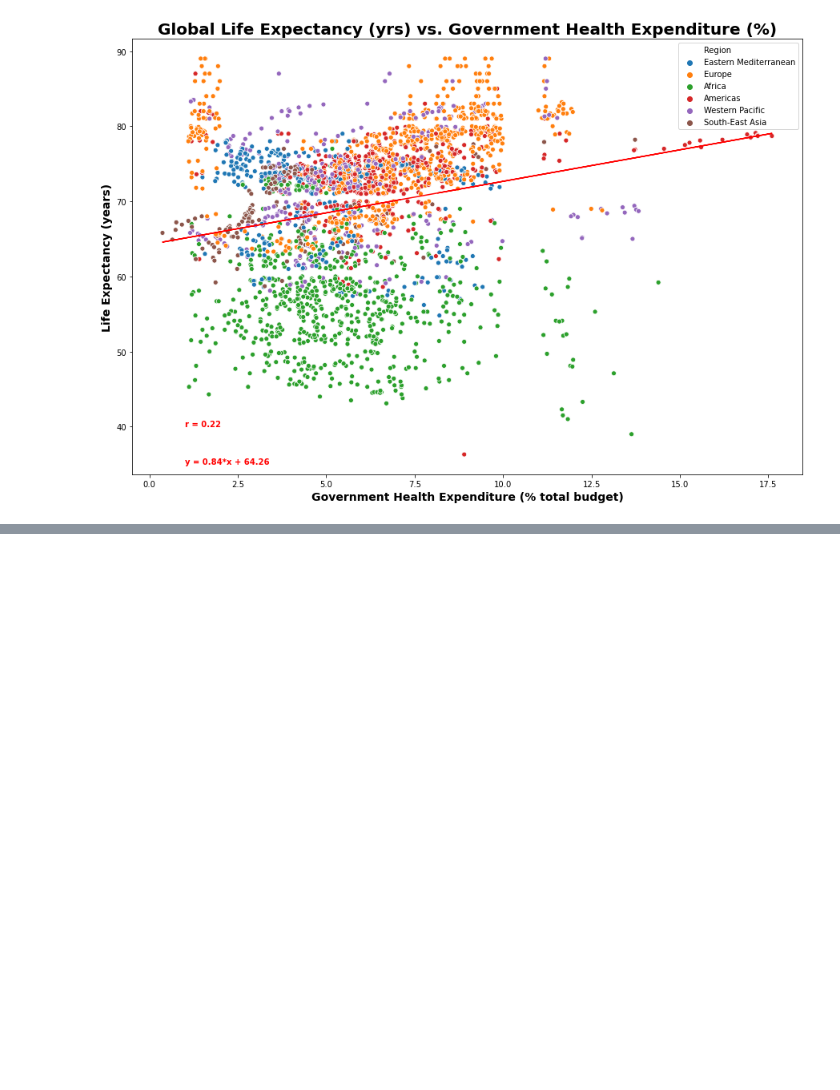
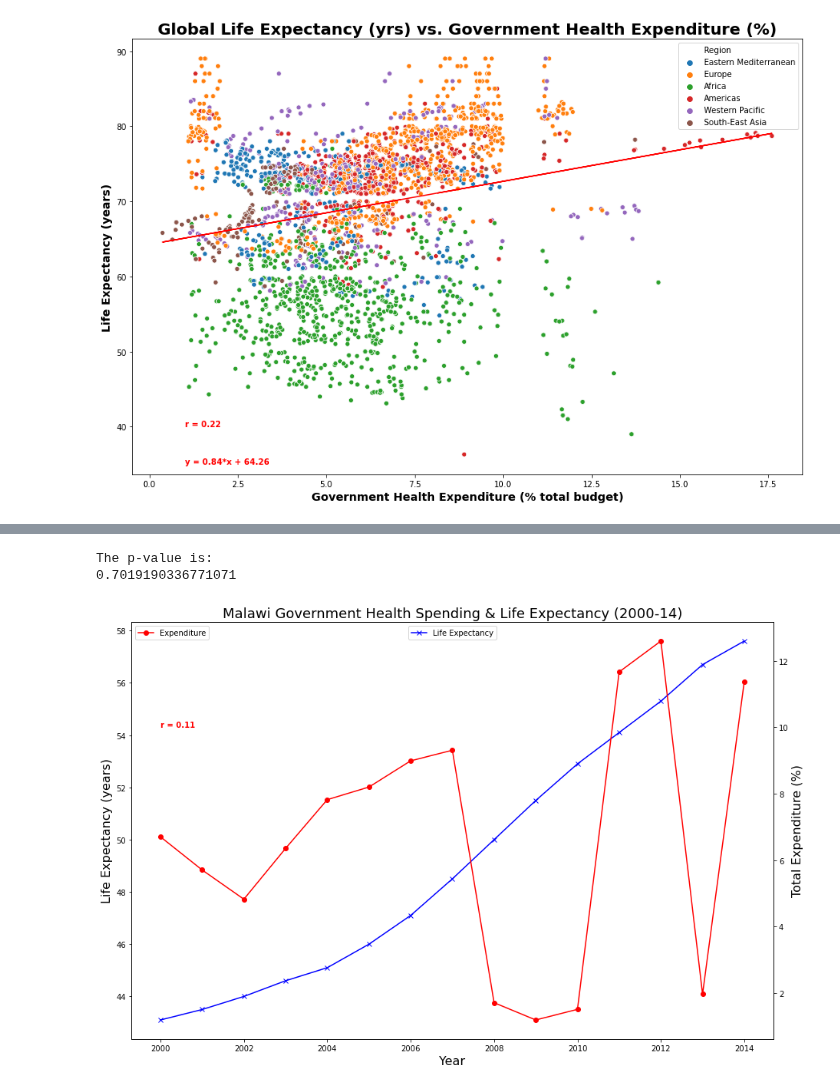
Before and after one commit to jaryan77/TeamTitans_Project_1, a Jupyter notebook: Health_Expenditure.ipynb, the cells around one changed output, grey strips where cells are left out. Saved outputs shown, nothing was run; the diff lists cells and outputs as text; code cells hidden in the pictures; blank space fills up the shorter version.

```diff
--- a/Health_Expenditure.ipynb
+++ b/Health_Expenditure.ipynb
@@ -247,38 +278,44 @@ fig, ax = plt.subplots(figsize =(15,10))
 
 # twin object for dual y-axes on the same plot
 ax2 = ax.twinx()
 
 # plot first y axis
 line1 = ax.plot(malawi_df["Year"], malawi_df["Life Expectancy"], color = "blue", marker = "x", label = "Life Expectancy")
 
 #set x axis label
-ax.set_xlabel("Year")
+ax.set_xlabel("Year", fontsize=16)
 # set first y axis label
-ax.set_ylabel("Life Expectancy (years)")
+ax.set_ylabel("Life Expectancy (years)", fontsize=16)
 
 # plot second y axis
 line2 = ax2.plot(malawi_df["Year"], malawi_df["Total Expenditure (%)"], color = "red", marker = "o", label="Expenditure")
 # set second y axis label
-ax2.set_ylabel("Total Expenditure (%)")
+ax2.set_ylabel("Total Expenditure (%)", fontsize=16)
 
-ax.set_title("Malawi Government Health Spending & Life Expectancy (2000-14)")
+ax.set_title("Malawi Government Health Spending & Life Expectancy (2000-14)", fontsize=18)
 
 ax.legend(loc = "upper center")
 ax2.legend(loc = "upper left")
 
 # perform regression on life expectancy vs health expenditure
 (slope, intercept, rvalue, pvalue, stderr) = linregress(malawi_df["Total Expenditure (%)"],malawi_df["Life Expectancy"])
 slope = round(slope, 2)
 intercept = round(intercept, 2)
 rvalue = round(rvalue, 2)
 regress_values = (malawi_df["Total Expenditure (%)"]* slope) + intercept
 
-print(f"The correlation between Malawi govt spending & life expectancy is {rvalue}")
+r_eq = f"r = {rvalue}"
+plt.annotate(r_eq, (2000,10), color="red", fontweight = "bold")
+
 print(f"The p-value is:")
 print(pvalue)
 #save fig and display fig
 plt.savefig("Images/MalawiExpenditure2.png")
 plt.show()
+# %% [output]
+The p-value is:
+0.7019190336771071
+[figure, added]
 # %%
 # look at one developing nation through the years
 sweden_df = dev_df.loc[dev_df["Country"] == "Sweden"]
```
Also changed, not shown: parts of 7 cells of this notebook, 4 other files.
